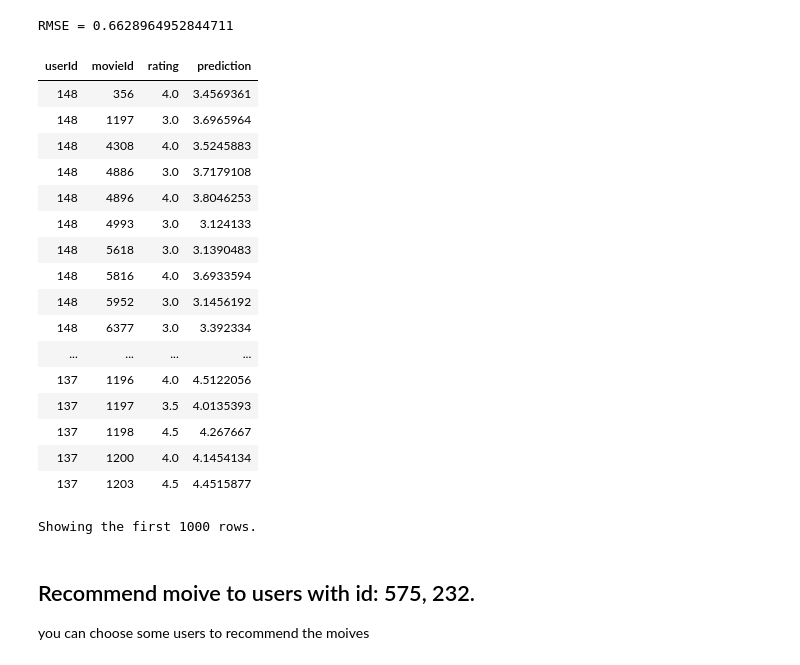
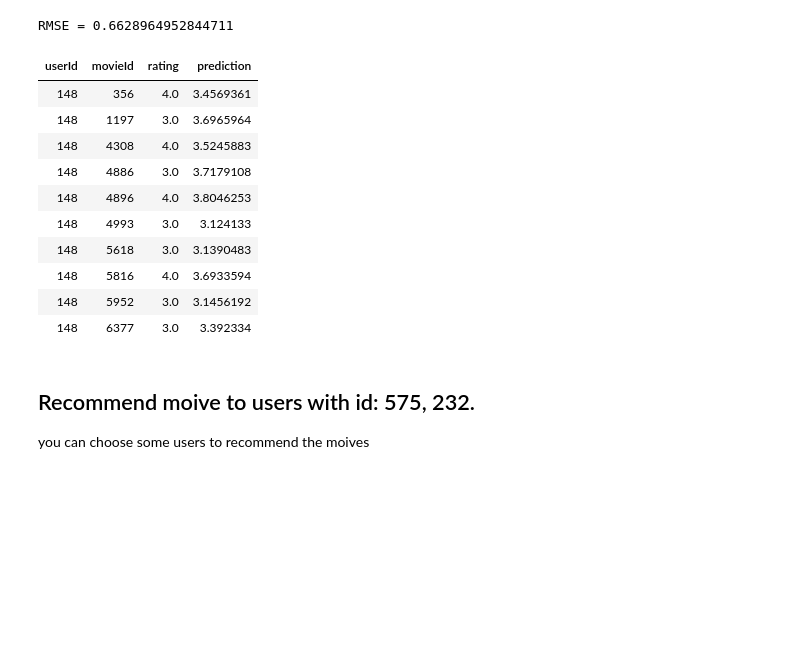
Before and after one commit to LiHantang/ALS_Recommendation_pyspark, a Jupyter notebook: ALS_Movie_Recommendation.ipynb, the cells around one changed output. Cells and saved outputs as stored; diff of their text form; code cells hidden in the pictures; blank space fills up the shorter version.

```diff
--- a/ALS_Movie_Recommendation.ipynb
+++ b/ALS_Movie_Recommendation.ipynb
@@ -406,26 +388,21 @@ RMSE = 0.6628964952844711
 # %%
 alldata.registerTempTable("alldata")
 # %%
-%sql select * from alldata
+%sql
+select * from alldata
+LIMIT 10
 # %% [output]
 | userId | movieId | rating | prediction |
 | 148 | 356 | 4.0 | 3.4569361 |
 | 148 | 1197 | 3.0 | 3.6965964 |
 | 148 | 4308 | 4.0 | 3.5245883 |
 | 148 | 4886 | 3.0 | 3.7179108 |
 | 148 | 4896 | 4.0 | 3.8046253 |
 | 148 | 4993 | 3.0 | 3.124133 |
 | 148 | 5618 | 3.0 | 3.1390483 |
 | 148 | 5816 | 4.0 | 3.6933594 |
 | 148 | 5952 | 3.0 | 3.1456192 |
 | 148 | 6377 | 3.0 | 3.392334 |
-| ... | ... | ... | ... |
-| 137 | 1196 | 4.0 | 4.5122056 |
-| 137 | 1197 | 3.5 | 4.0135393 |
-| 137 | 1198 | 4.5 | 4.267667 |
-| 137 | 1200 | 4.0 | 4.1454134 |
-| 137 | 1203 | 4.5 | 4.4515877 |
-Showing the first 1000 rows.
 # %% [markdown]
 ## Recommend moive to users with id: 575, 232.
 you can choose some users to recommend the moives
```
Also changed, not shown: parts of 3 cells of this notebook.
